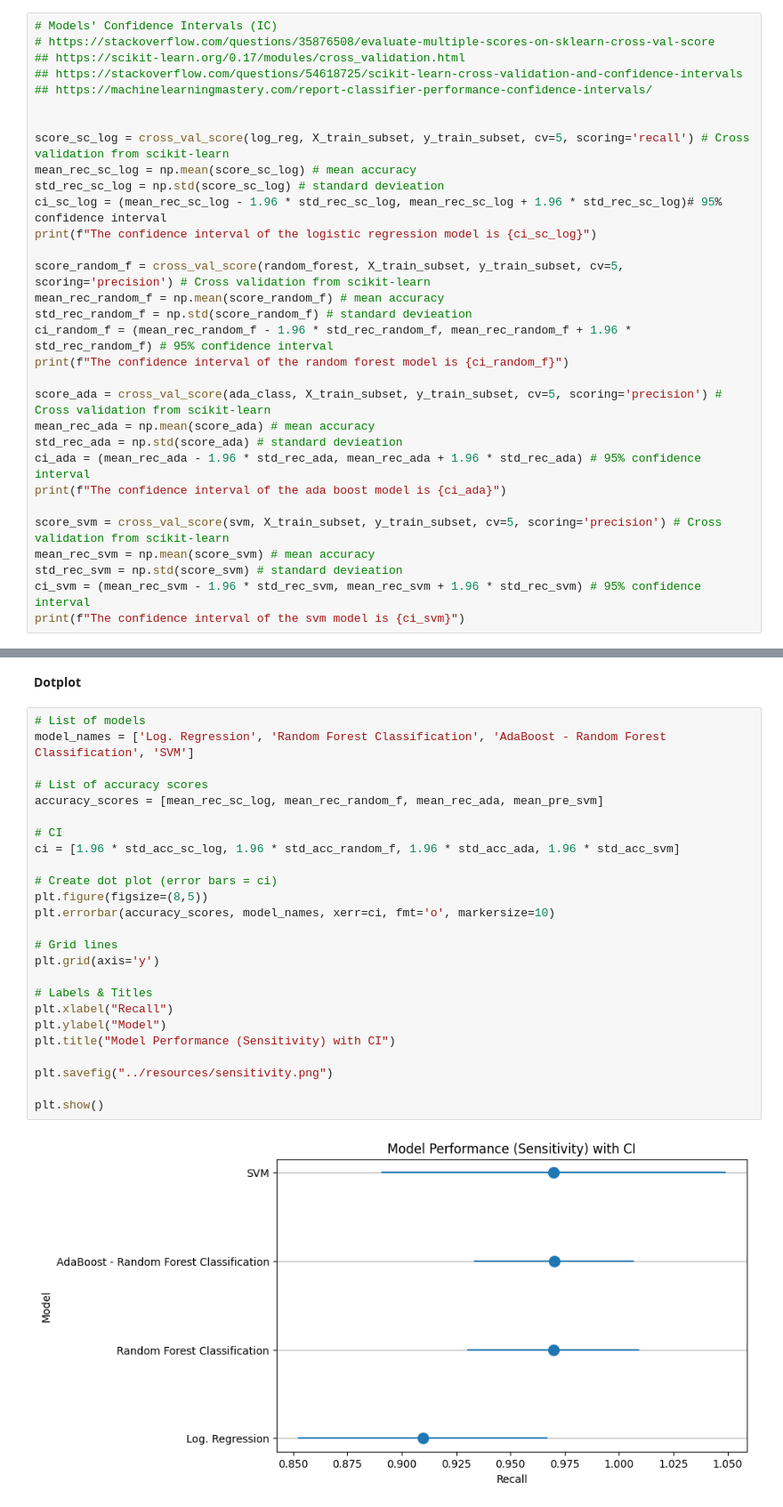
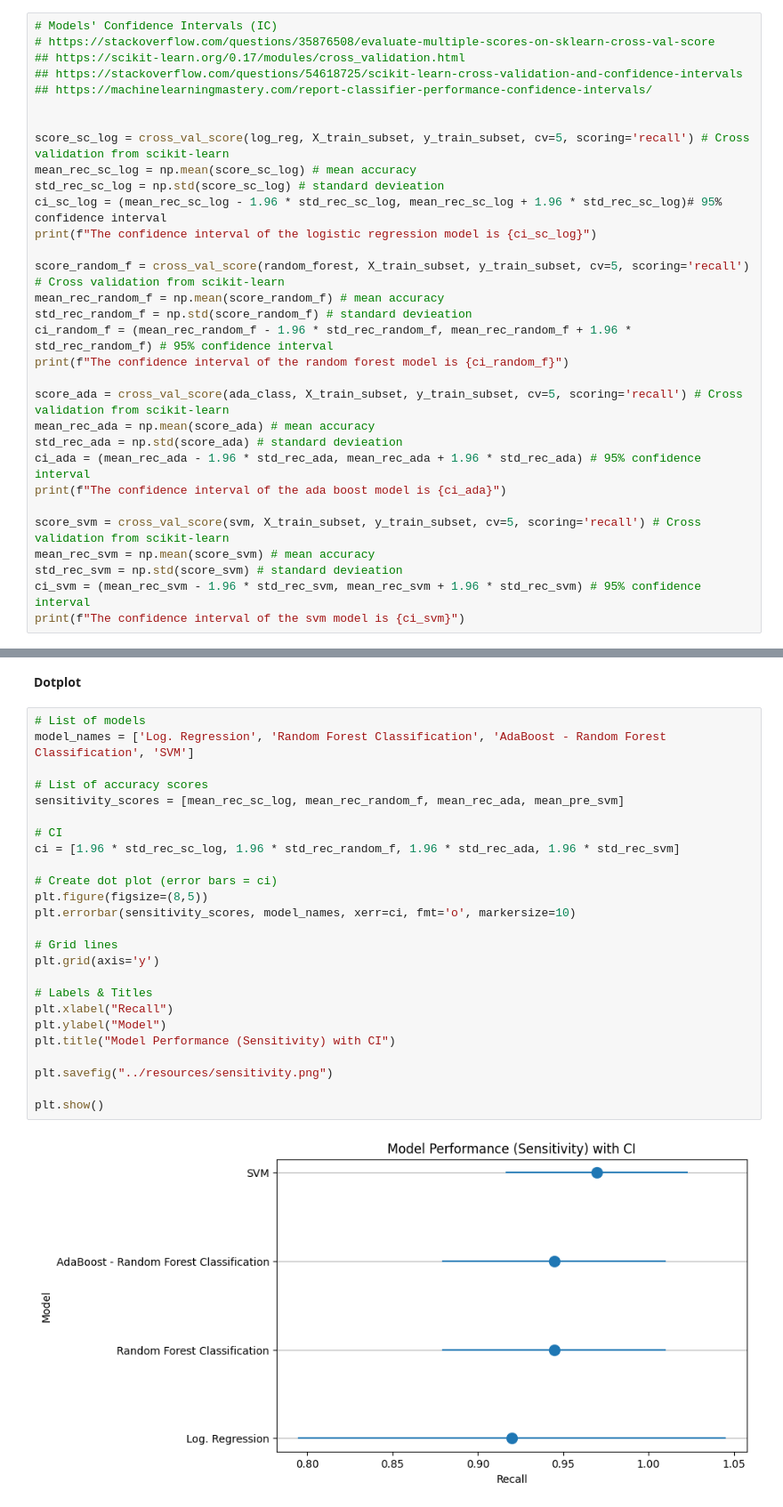
Before and after one commit to AnJoGoe/Cancer_Diagnosis_Prediction, a Jupyter notebook: notebooks/03_CDP_ML_Feat_Engin_Model_Dev.ipynb, the cells around one changed output, grey strips where cells are left out. Shown at 89% size. Saved outputs shown, nothing was run; the diff lists cells and outputs as text.

```diff
--- a/notebooks/03_CDP_ML_Feat_Engin_Model_Dev.ipynb
+++ b/notebooks/03_CDP_ML_Feat_Engin_Model_Dev.ipynb
@@ -1011,19 +1038,19 @@ std_rec_sc_log = np.std(score_sc_log) # standard devieation
 ci_sc_log = (mean_rec_sc_log - 1.96 * std_rec_sc_log, mean_rec_sc_log + 1.96 * std_rec_sc_log)# 95% confidence interval
 print(f"The confidence interval of the logistic regression model is {ci_sc_log}")
 
-score_random_f = cross_val_score(random_forest, X_train_subset, y_train_subset, cv=5, scoring='precision') # Cross validation from scikit-learn
+score_random_f = cross_val_score(random_forest, X_train_subset, y_train_subset, cv=5, scoring='recall') # Cross validation from scikit-learn
 mean_rec_random_f = np.mean(score_random_f) # mean accuracy
 std_rec_random_f = np.std(score_random_f) # standard devieation
 ci_random_f = (mean_rec_random_f - 1.96 * std_rec_random_f, mean_rec_random_f + 1.96 * std_rec_random_f) # 95% confidence interval
 print(f"The confidence interval of the random forest model is {ci_random_f}")
 
-score_ada = cross_val_score(ada_class, X_train_subset, y_train_subset, cv=5, scoring='precision') # Cross validation from scikit-learn
+score_ada = cross_val_score(ada_class, X_train_subset, y_train_subset, cv=5, scoring='recall') # Cross validation from scikit-learn
 mean_rec_ada = np.mean(score_ada) # mean accuracy
 std_rec_ada = np.std(score_ada) # standard devieation
 ci_ada = (mean_rec_ada - 1.96 * std_rec_ada, mean_rec_ada + 1.96 * std_rec_ada) # 95% confidence interval
 print(f"The confidence interval of the ada boost model is {ci_ada}")
 
-score_svm = cross_val_score(svm, X_train_subset, y_train_subset, cv=5, scoring='precision') # Cross validation from scikit-learn
+score_svm = cross_val_score(svm, X_train_subset, y_train_subset, cv=5, scoring='recall') # Cross validation from scikit-learn
 mean_rec_svm = np.mean(score_svm) # mean accuracy
 std_rec_svm = np.std(score_svm) # standard devieation
 ci_svm = (mean_rec_svm - 1.96 * std_rec_svm, mean_rec_svm + 1.96 * std_rec_svm) # 95% confidence interval
@@ -1038,27 +1065,27 @@ The confidence interval of the svm model is (0.8773095308851937, 1.0624814098813
 # %%
 # List of models
 model_names = ['Log. Regression', 'Random Forest Classification', 'AdaBoost - Random Forest Classification', 'SVM']
 
 # List of accuracy scores
-accuracy_scores = [mean_rec_sc_log, mean_rec_random_f, mean_rec_ada, mean_pre_svm]
+sensitivity_scores = [mean_rec_sc_log, mean_rec_random_f, mean_rec_ada, mean_pre_svm]
 
 # CI
-ci = [1.96 * std_acc_sc_log, 1.96 * std_acc_random_f, 1.96 * std_acc_ada, 1.96 * std_acc_svm]
+ci = [1.96 * std_rec_sc_log, 1.96 * std_rec_random_f, 1.96 * std_rec_ada, 1.96 * std_rec_svm]
 
 # Create dot plot (error bars = ci)
 plt.figure(figsize=(8,5))
-plt.errorbar(accuracy_scores, model_names, xerr=ci, fmt='o', markersize=10)
+plt.errorbar(sensitivity_scores, model_names, xerr=ci, fmt='o', markersize=10)
 
 # Grid lines
 plt.grid(axis='y')
 
 # Labels & Titles
 plt.xlabel("Recall")
 plt.ylabel("Model")
 plt.title("Model Performance (Sensitivity) with CI")
 
 plt.savefig("../resources/sensitivity.png")
 
 plt.show()
 # %% [output]
-[figure, old version]
+[figure, new version]
```
Also changed, not shown: parts of 50 cells of this notebook, 8 other files.
